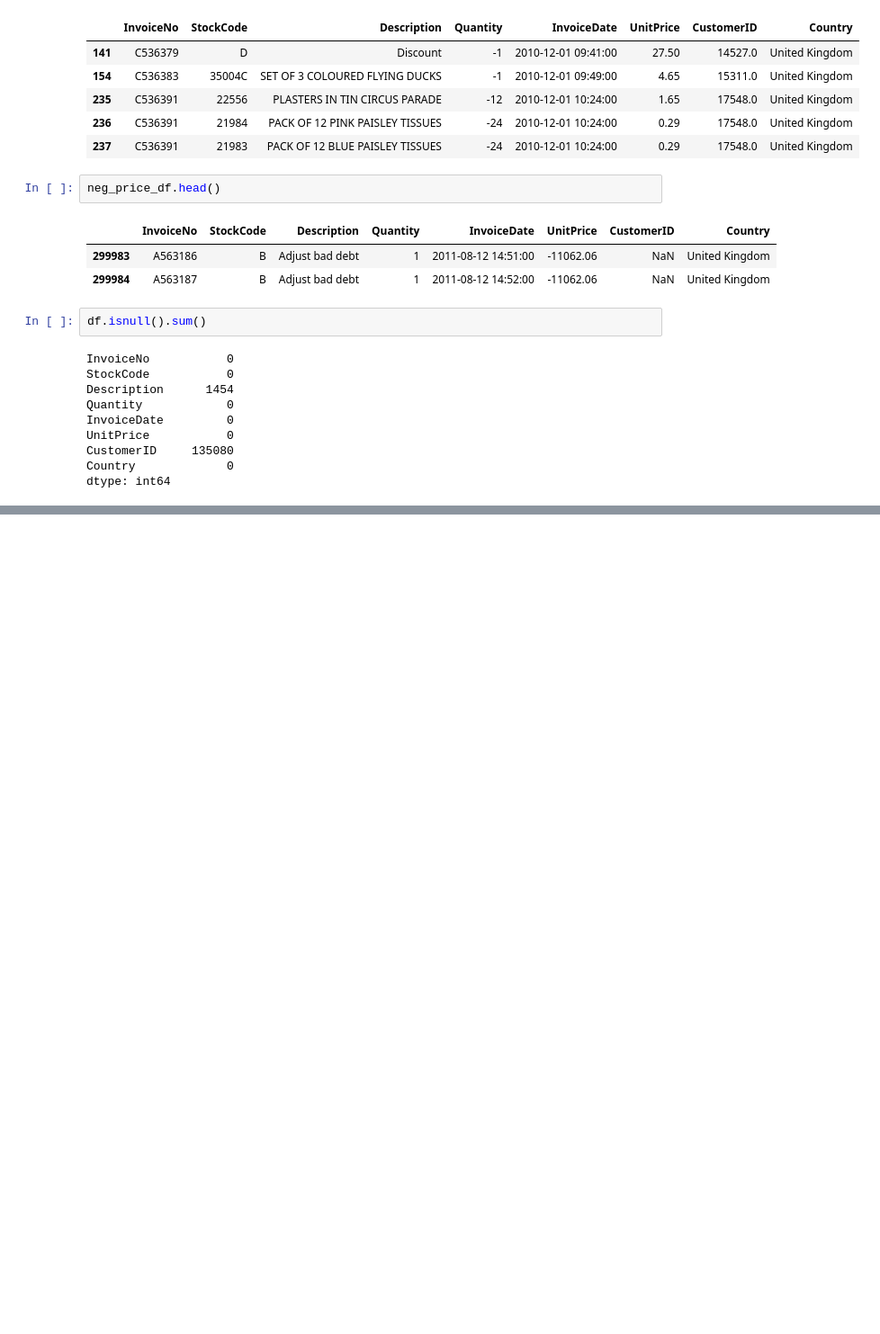
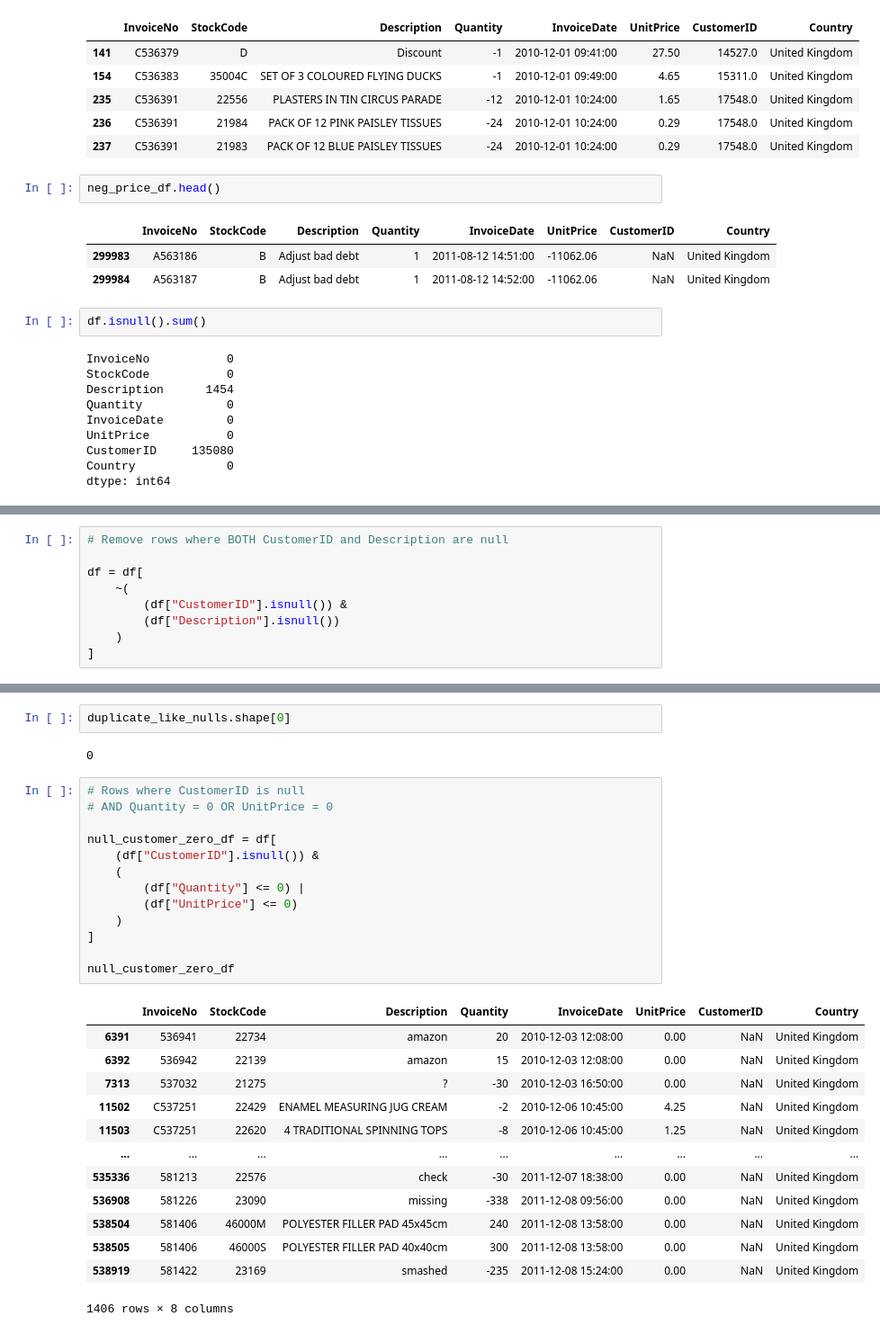
Before and after one commit to Krauser24816/Customer_Churn_and_Retention, a Jupyter notebook: Wrangling/Wrangling-1.ipynb, the cells around one changed output, grey strips where cells are left out. Shown at 90% size. Drawn from its saved outputs; the diff is of its cells as text; blank space fills up the shorter version.

```diff
--- a/Wrangling/Wrangling-1.ipynb
+++ b/Wrangling/Wrangling-1.ipynb
@@ -102,0 +169,9 @@ dtype: int64
+# %%
+# Remove rows where BOTH CustomerID and Description are null
+
+df = df[
+    ~(
+        (df["CustomerID"].isnull()) &
+        (df["Description"].isnull())
+    )
+]
@@ -102,0 +211,31 @@ dtype: int64
+# %%
+duplicate_like_nulls.shape[0]
+# %% [output]
+0
+# %%
+# Rows where CustomerID is null
+# AND Quantity = 0 OR UnitPrice = 0
+
+null_customer_zero_df = df[
+    (df["CustomerID"].isnull()) &
+    (
+        (df["Quantity"] <= 0) |
+        (df["UnitPrice"] <= 0)
+    )
+]
+
+null_customer_zero_df
+# %% [output]
+|  | InvoiceNo | StockCode | Description | Quantity | InvoiceDate | UnitPrice | CustomerID | Country |
+| 6391 | 536941 | 22734 | amazon | 20 | 2010-12-03 12:08:00 | 0.00 | NaN | United Kingdom |
+| 6392 | 536942 | 22139 | amazon | 15 | 2010-12-03 12:08:00 | 0.00 | NaN | United Kingdom |
+| 7313 | 537032 | 21275 | ? | -30 | 2010-12-03 16:50:00 | 0.00 | NaN | United Kingdom |
+| 11502 | C537251 | 22429 | ENAMEL MEASURING JUG CREAM | -2 | 2010-12-06 10:45:00 | 4.25 | NaN | United Kingdom |
+| 11503 | C537251 | 22620 | 4 TRADITIONAL SPINNING TOPS | -8 | 2010-12-06 10:45:00 | 1.25 | NaN | United Kingdom |
+| ... | ... | ... | ... | ... | ... | ... | ... | ... |
+| 535336 | 581213 | 22576 | check | -30 | 2011-12-07 18:38:00 | 0.00 | NaN | United Kingdom |
+| 536908 | 581226 | 23090 | missing | -338 | 2011-12-08 09:56:00 | 0.00 | NaN | United Kingdom |
+| 538504 | 581406 | 46000M | POLYESTER FILLER PAD 45x45cm | 240 | 2011-12-08 13:58:00 | 0.00 | NaN | United Kingdom |
+| 538505 | 581406 | 46000S | POLYESTER FILLER PAD 40x40cm | 300 | 2011-12-08 13:58:00 | 0.00 | NaN | United Kingdom |
+| 538919 | 581422 | 23169 | smashed | -235 | 2011-12-08 15:24:00 | 0.00 | NaN | United Kingdom |
+1406 rows × 8 columns
```
Also changed, not shown: parts of 6 cells of this notebook, 1 other file.
